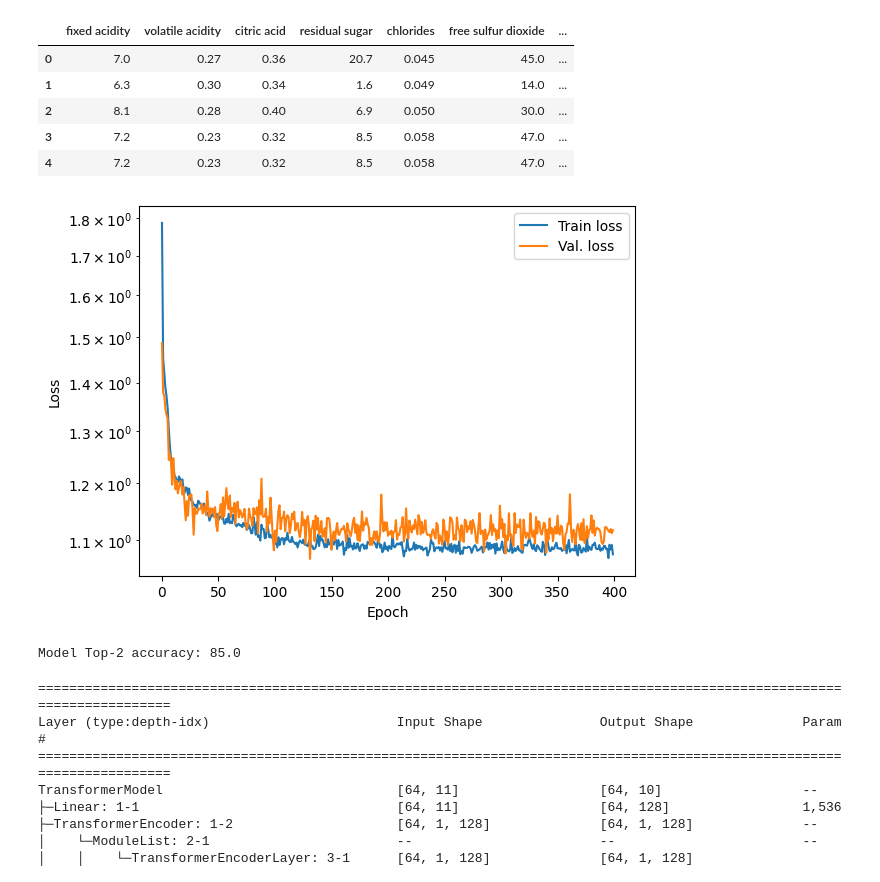
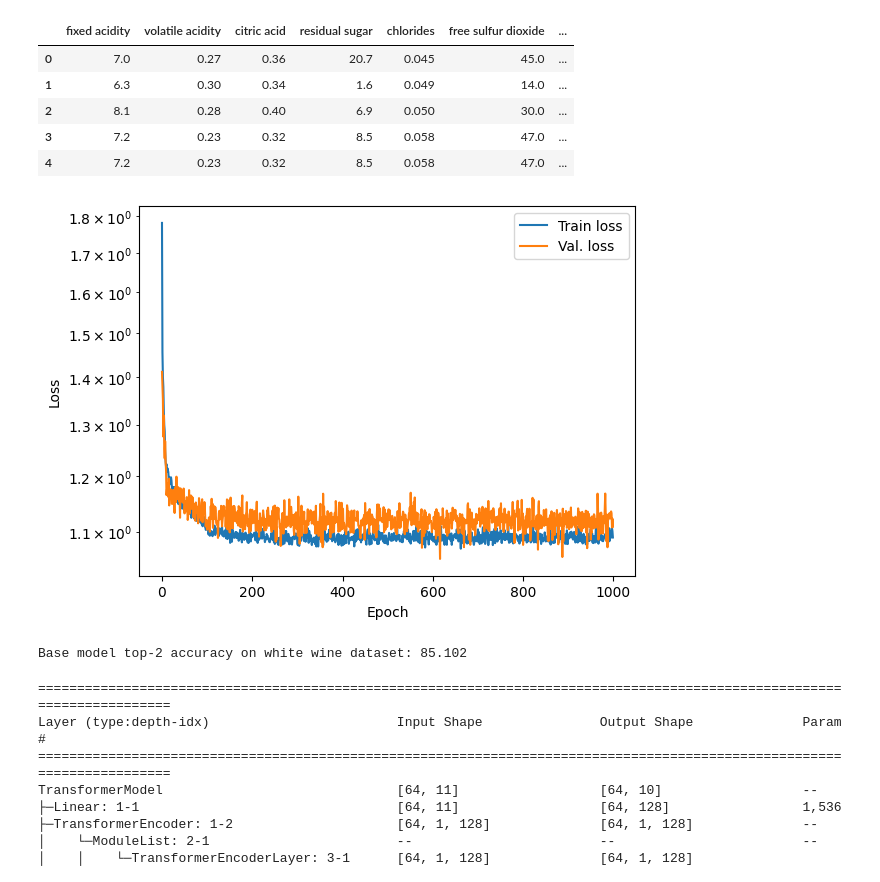
Before and after one commit to atticusjohnston/wine-quality-prediction, a Jupyter notebook: main.ipynb, the cells around one changed output. Cells and saved outputs as stored; diff of their text form; code cells hidden in the pictures.

```diff
--- a/main.ipynb
+++ b/main.ipynb
@@ -9,10 +9,11 @@ from sklearn.model_selection import train_test_split
 import os
 import numpy as np
 # %%
-def notify(title, text):
+def notify(title, text, model):
     os.system("""
               osascript -e 'display notification "{}" with title "{}"'
               """.format(text, title))
+    os.system(f'say "{model.__class__.__name__} training complete!"')
 # %%
 rawWhitesDF = pd.read_csv("raw-wine-data/winequality-white.csv", delimiter=";")
 rawRedsDF = pd.read_csv("raw-wine-data/winequality-red.csv", delimiter=";")
@@ -189,7 +216,7 @@ def train(model, device, train_loader, optimiser, nepoch, scheduler_step_size, s
     plt.ylabel("Loss")
     plt.show()
 
-    notify("Training Finished", "Training Complete")
+    notify("Training Finished", "", model)
     # print("Final training loss:  ", round(train_losses[-1], 4))
     # print("Final validation loss:", round(val_losses[-1], 4))
 
@@ -218,23 +245,24 @@ def test(model, device, test_loader):
 # %%
 baseModel = TransformerModel(input_size=whiteFeatures.shape[1], output_size=len(classes), num_layers=10, num_heads=16, hidden_size=128, dropout=0.5)
 criterion = nn.CrossEntropyLoss()
-optimiser = torch.optim.Adam(baseModel.parameters(), lr=1e-4, weight_decay=1e-5)
-
+baseOptimiser = torch.optim.Adam(baseModel.parameters(), lr=1e-4, weight_decay=1e-5)
 
 device = torch.device("cpu")
 # device = torch.device("mps" if torch.backends.mps.is_built() else "cpu")
 
-nepoch = 400
+scheduler_step_size = 100
+scheduler_gamma = 0.1
+nepoch = 1000
 
-train(baseModel, device, train_loader, optimiser, nepoch, 100, 0.1)
+train(baseModel, device, train_loader, baseOptimiser, nepoch, scheduler_step_size, scheduler_gamma)
 # %% [output]
-[figure, old version]
+[figure, new version]
 # %%
-# Testing the model on withheld white wine data.
+# Testing the base model on withheld white wine data.
 white_base_acc = test(baseModel, device, test_loader)
-print("Model Top-2 accuracy:", white_base_acc)
+print("Base model top-2 accuracy on white wine dataset:", white_base_acc)
 # %% [output]
-Model Top-2 accuracy: 85.0
+Base model top-2 accuracy on white wine dataset: 85.102
 # %%
 # Printing model summary
 import torchinfo
```
Also changed, not shown: parts of 8 cells of this notebook.
